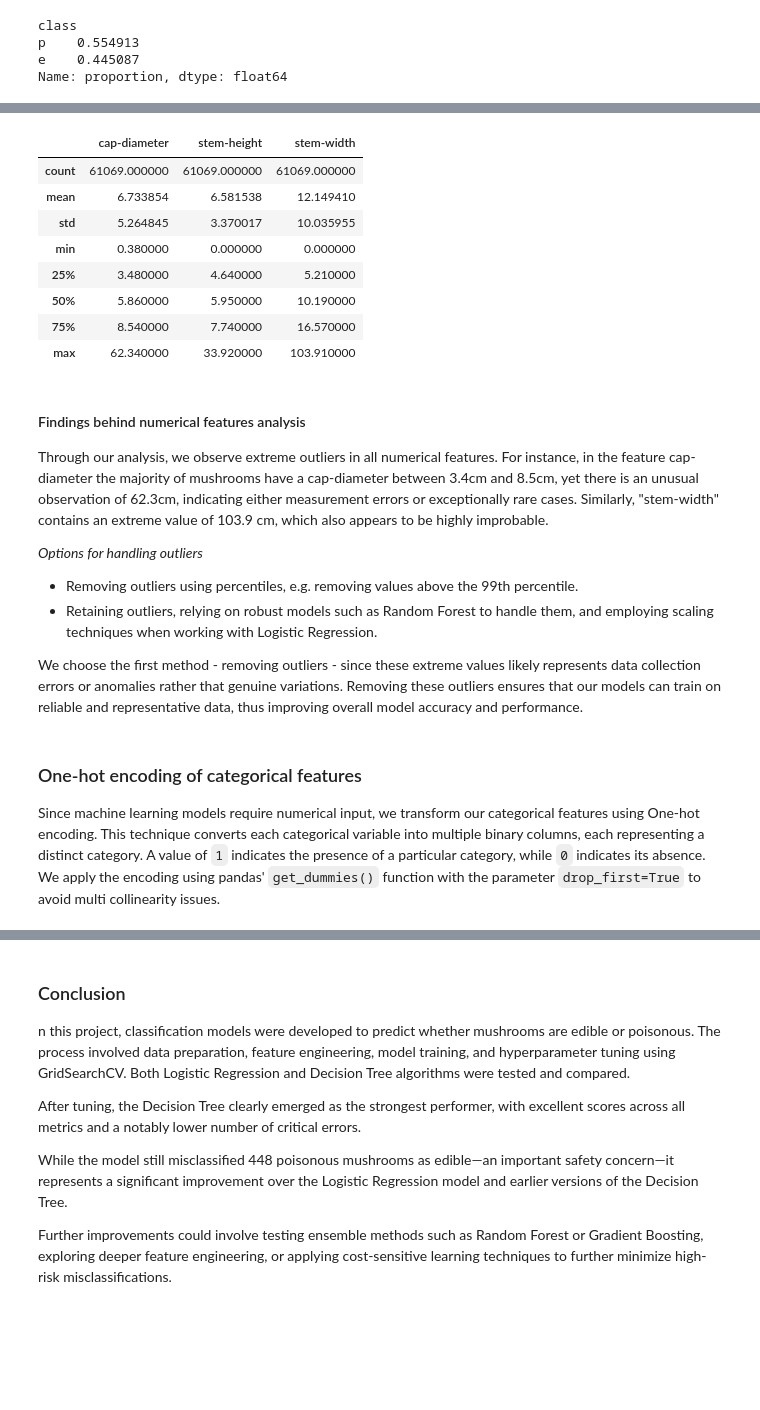
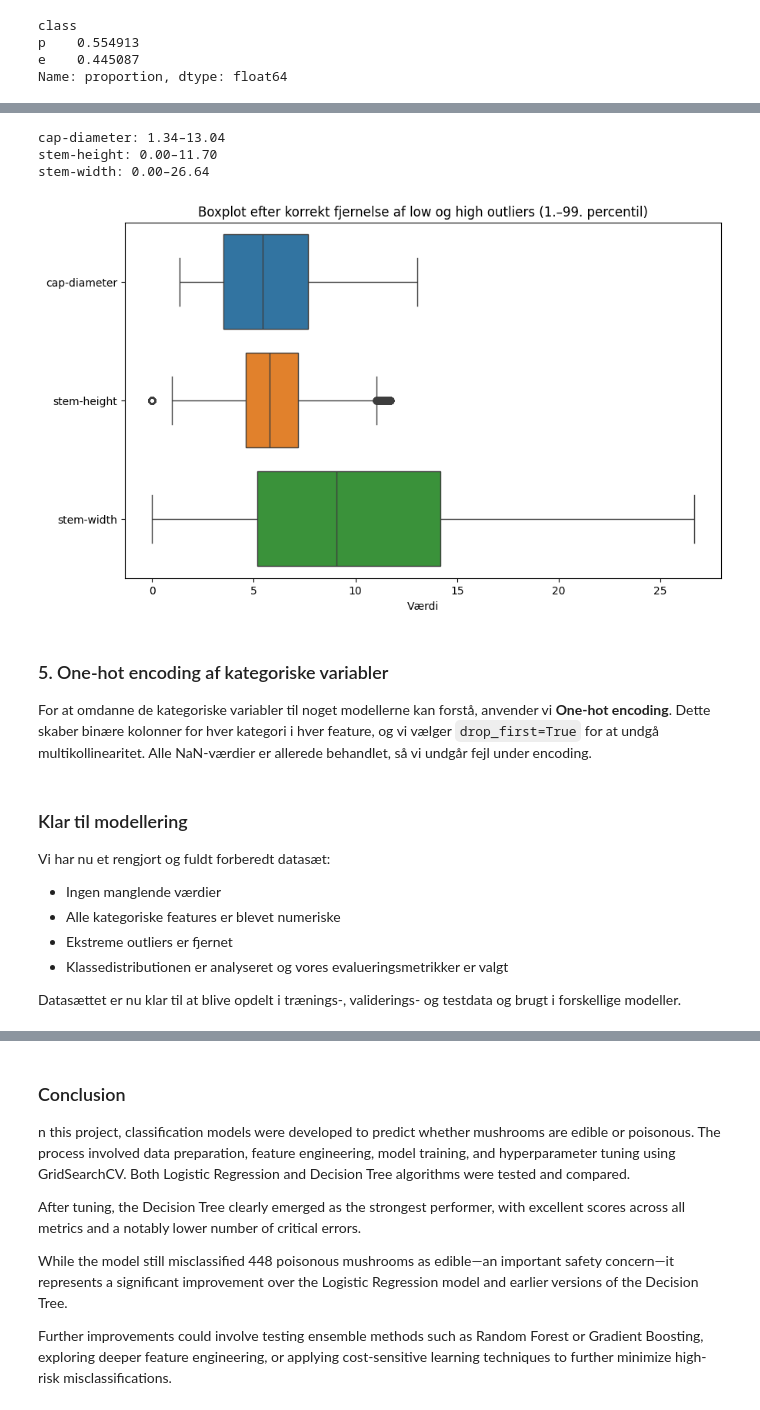
Before and after one commit to KatAamand/MAL, a Jupyter notebook: Assignment 4/4. Mushroom foraging.ipynb, the cells around one changed output, grey strips where cells are left out. Drawn from its saved outputs; the diff is of its cells as text; code cells hidden in the pictures; blank space fills up the shorter version.

```diff
--- a/Assignment 4/4. Mushroom foraging.ipynb
+++ b/Assignment 4/4. Mushroom foraging.ipynb
@@ -121,21 +171,36 @@ This is especially relevant in our safety-focused context.
 # %%
-df_reduced[['cap-diameter', 'stem-height', 'stem-width']].describe()
+# Beregn 1. og 99. percentil for hver kolonne
+graenser = {
+    col: {
+        'lower': np.percentile(df_reduced[col], 1),
+        'upper': np.percentile(df_reduced[col], 99)
+    }
+    for col in numeriske_kolonner
+}
+
+for col, val in graenser.items():
+    print(f"{col}: {val['lower']:.2f}–{val['upper']:.2f}")
+
+# Start med en "True"-maske (alt bevares)
+maske = pd.Series(True, index=df_reduced.index)
+
+# Opdater masken for hver kolonne
+for col in numeriske_kolonner:
+    lower = graenser[col]['lower']
+    upper = graenser[col]['upper']
+    maske &= df_reduced[col].between(lower, upper)
+
+# Filtrér datasættet
+df_reduced = df_reduced[maske]
+
+# Plot filtrerede datasæt
+plt.figure(figsize=(10, 6))
+sns.boxplot(data=df_reduced[numeriske_kolonner], orient="h")
+plt.title("Boxplot efter korrekt fjernelse af low og high outliers (1.–99. percentil)")
+plt.xlabel("Værdi")
+plt.show()
 # %% [output]
-|  | cap-diameter | stem-height | stem-width |
-| count | 61069.000000 | 61069.000000 | 61069.000000 |
-| mean | 6.733854 | 6.581538 | 12.149410 |
-| std | 5.264845 | 3.370017 | 10.035955 |
-| min | 0.380000 | 0.000000 | 0.000000 |
-| 25% | 3.480000 | 4.640000 | 5.210000 |
-| 50% | 5.860000 | 5.950000 | 10.190000 |
-| 75% | 8.540000 | 7.740000 | 16.570000 |
-| max | 62.340000 | 33.920000 | 103.910000 |
+cap-diameter: 1.34–13.04
+stem-height: 0.00–11.70
+stem-width: 0.00–26.64
+[figure, added]
-# %% [markdown]
-#### Findings behind numerical features analysis
-Through our analysis, we observe extreme outliers in all numerical features. For instance, in the feature cap-diameter the majority of mushrooms have a cap-diameter between 3.4cm and 8.5cm, yet there is an unusual observation of 62.3cm, indicating either measurement errors or exceptionally rare cases. Similarly, "stem-width" contains an extreme value of 103.9 cm, which also appears to be highly improbable.
-
-*Options for handling outliers*
-- Removing outliers using percentiles, e.g. removing values above the 99th percentile.
-- Retaining outliers, relying on robust models such as Random Forest to handle them, and employing scaling techniques when working with Logistic Regression.
-
-We choose the first method - removing outliers - since these extreme values likely represents data collection errors or anomalies rather that genuine variations. Removing these outliers ensures that our models can train on reliable and representative data, thus improving overall model accuracy and performance.
@@ -147,4 +207,6 @@ for col in ['cap-diameter', 'stem-height', 'stem-width']:
 # %% [markdown]
-### One-hot encoding of categorical features
-Since machine learning models require numerical input, we transform our categorical features using One-hot encoding. This technique converts each categorical variable into multiple binary columns, each representing a distinct category. A value of `1` indicates the presence of a particular category, while `0` indicates its absence. We apply the encoding using pandas' `get_dummies()` function with the parameter `drop_first=True` to avoid multi collinearity issues.
+### 5. One-hot encoding af kategoriske variabler
+For at omdanne de kategoriske variabler til noget modellerne kan forstå, anvender vi **One-hot encoding**.
+Dette skaber binære kolonner for hver kategori i hver feature, og vi vælger `drop_first=True` for at undgå multikollinearitet.
+Alle NaN-værdier er allerede behandlet, så vi undgår fejl under encoding.
 # %%
@@ -153 +215,12 @@ df_encoded = pd.get_dummies(df_reduced, drop_first = True)
+# %% [markdown]
+### Klar til modellering
+
+Vi har nu et rengjort og fuldt forberedt datasæt:
+
+- Ingen manglende værdier
+- Alle kategoriske features er blevet numeriske
+- Ekstreme outliers er fjernet
+- Klassedistributionen er analyseret og vores evalueringsmetrikker er valgt
+
+Datasættet er nu klar til at blive opdelt i trænings-, validerings- og testdata og brugt i forskellige modeller.
 # %% [markdown]
```
Also changed, not shown: parts of 35 cells of this notebook, 1 other file.
